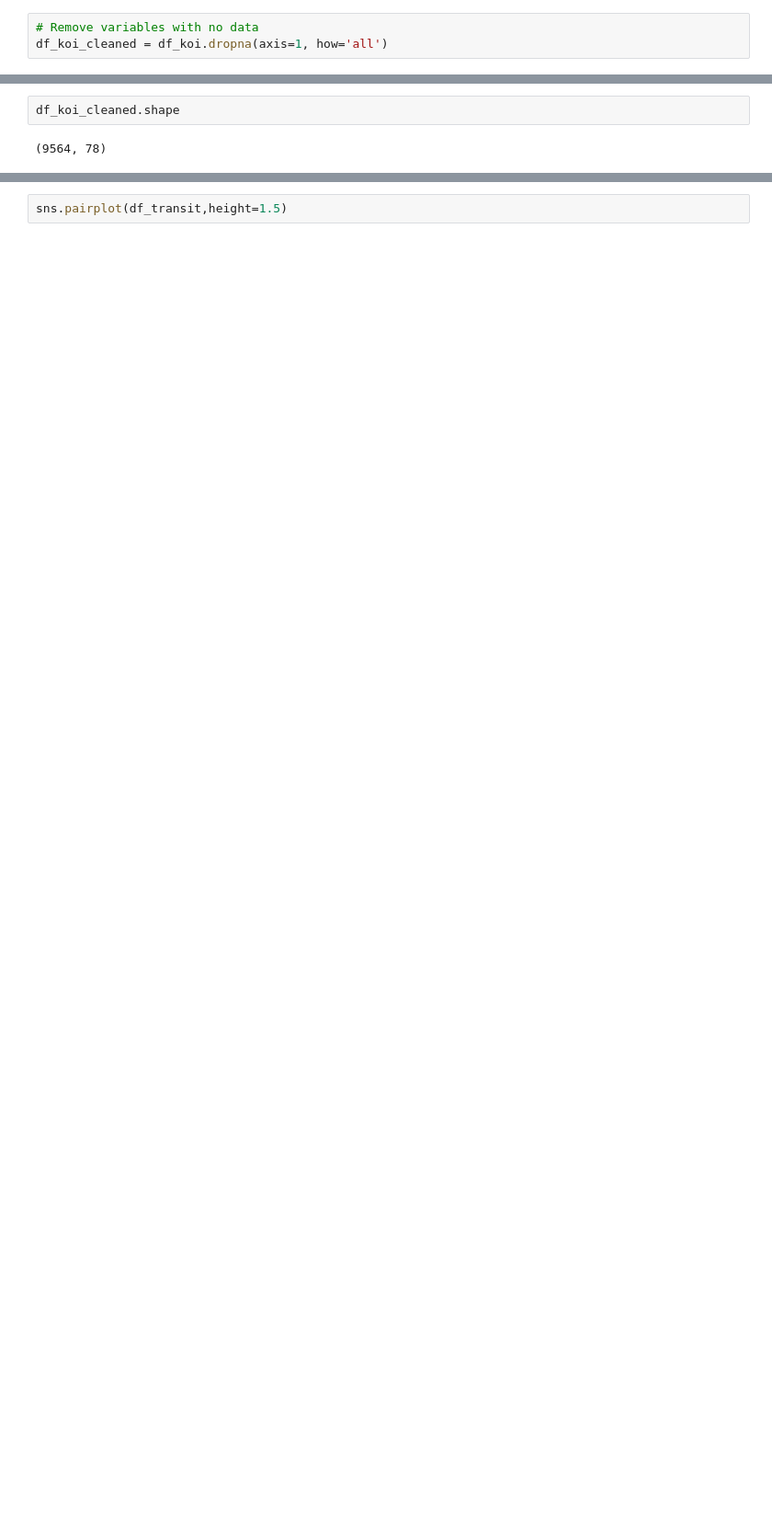
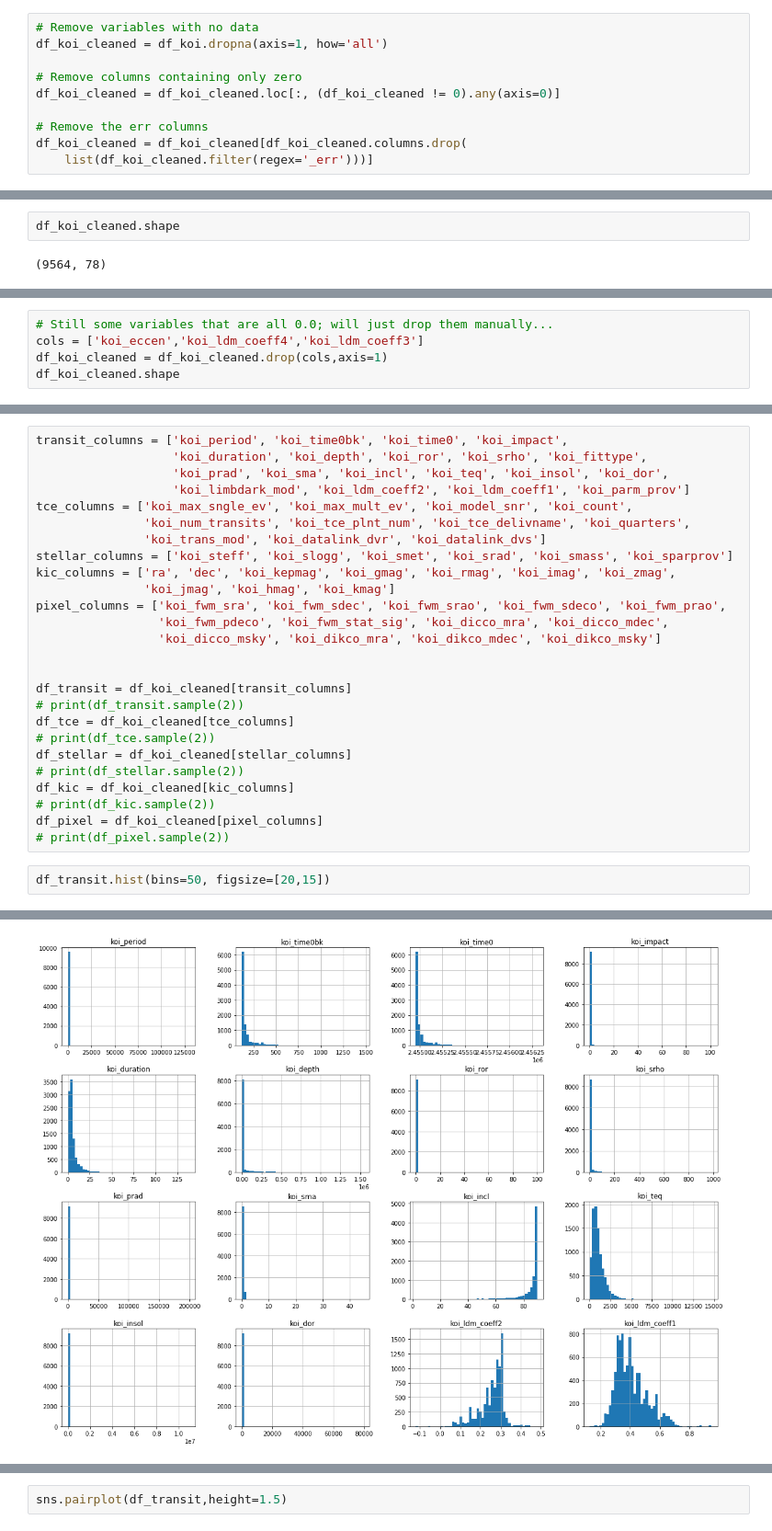
Before and after one commit to dkinneyBU/DSC680, a Jupyter notebook: Predicting Exoplanets/Predicting_Exoplanets.ipynb, the cells around one changed output, grey strips where cells are left out. Shown at 92% size. Drawn from its saved outputs; the diff is of its cells as text; blank space fills up the shorter version.

```diff
--- a/Predicting Exoplanets/Predicting_Exoplanets.ipynb
+++ b/Predicting Exoplanets/Predicting_Exoplanets.ipynb
@@ -107,3 +70,10 @@ dtype: int64
 # %%
 # Remove variables with no data
 df_koi_cleaned = df_koi.dropna(axis=1, how='all')
+
+# Remove columns containing only zero
+df_koi_cleaned = df_koi_cleaned.loc[:, (df_koi_cleaned != 0).any(axis=0)]
+
+# Remove the err columns
+df_koi_cleaned = df_koi_cleaned[df_koi_cleaned.columns.drop(
+    list(df_koi_cleaned.filter(regex='_err')))]
@@ -117,0 +97,5 @@ df_koi_cleaned.shape
+# %%
+# Still some variables that are all 0.0; will just drop them manually...
+cols = ['koi_eccen','koi_ldm_coeff4','koi_ldm_coeff3']
+df_koi_cleaned = df_koi_cleaned.drop(cols,axis=1)
+df_koi_cleaned.shape
@@ -117,0 +114,29 @@ df_koi_cleaned.shape
+# %%
+transit_columns = ['koi_period', 'koi_time0bk', 'koi_time0', 'koi_impact',
+                   'koi_duration', 'koi_depth', 'koi_ror', 'koi_srho', 'koi_fittype',
+                   'koi_prad', 'koi_sma', 'koi_incl', 'koi_teq', 'koi_insol', 'koi_dor',
+                   'koi_limbdark_mod', 'koi_ldm_coeff2', 'koi_ldm_coeff1', 'koi_parm_prov']
+tce_columns = ['koi_max_sngle_ev', 'koi_max_mult_ev', 'koi_model_snr', 'koi_count',
+               'koi_num_transits', 'koi_tce_plnt_num', 'koi_tce_delivname', 'koi_quarters',
+               'koi_trans_mod', 'koi_datalink_dvr', 'koi_datalink_dvs']
+stellar_columns = ['koi_steff', 'koi_slogg', 'koi_smet', 'koi_srad', 'koi_smass', 'koi_sparprov']
+kic_columns = ['ra', 'dec', 'koi_kepmag', 'koi_gmag', 'koi_rmag', 'koi_imag', 'koi_zmag',
+               'koi_jmag', 'koi_hmag', 'koi_kmag']
+pixel_columns = ['koi_fwm_sra', 'koi_fwm_sdec', 'koi_fwm_srao', 'koi_fwm_sdeco', 'koi_fwm_prao',
+                 'koi_fwm_pdeco', 'koi_fwm_stat_sig', 'koi_dicco_mra', 'koi_dicco_mdec',
+                 'koi_dicco_msky', 'koi_dikco_mra', 'koi_dikco_mdec', 'koi_dikco_msky']
+
+
+df_transit = df_koi_cleaned[transit_columns]
+# print(df_transit.sample(2))
+df_tce = df_koi_cleaned[tce_columns]
+# print(df_tce.sample(2))
+df_stellar = df_koi_cleaned[stellar_columns]
+# print(df_stellar.sample(2))
+df_kic = df_koi_cleaned[kic_columns]
+# print(df_kic.sample(2))
+df_pixel = df_koi_cleaned[pixel_columns]
+# print(df_pixel.sample(2))
+# %%
+df_transit.hist(bins=50, figsize=[20,15])
+# %% [output]
@@ -117,0 +159 @@ df_koi_cleaned.shape
+[figure, added]
```
Also changed, not shown: parts of 20 cells of this notebook, 4 other files.
